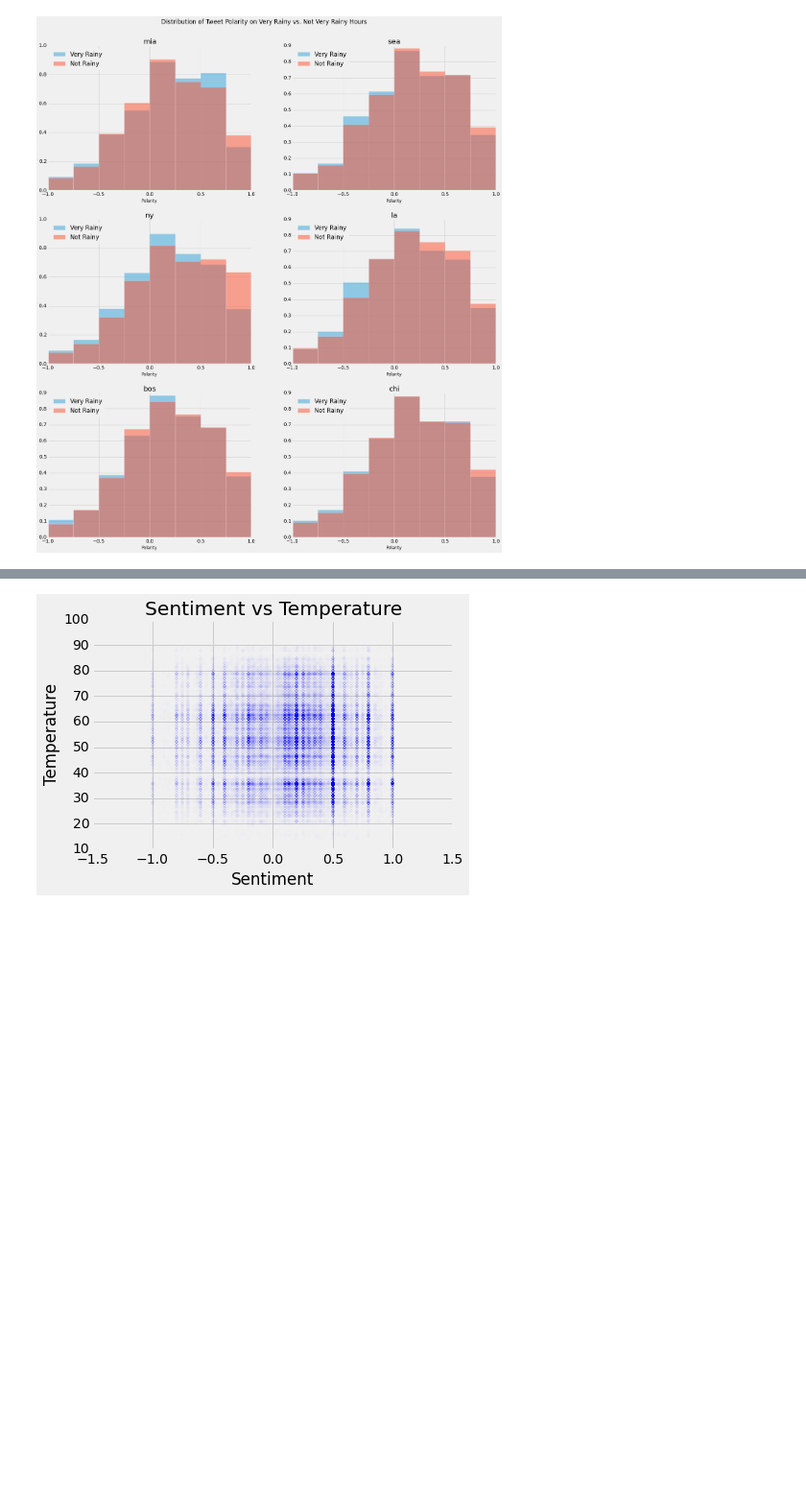
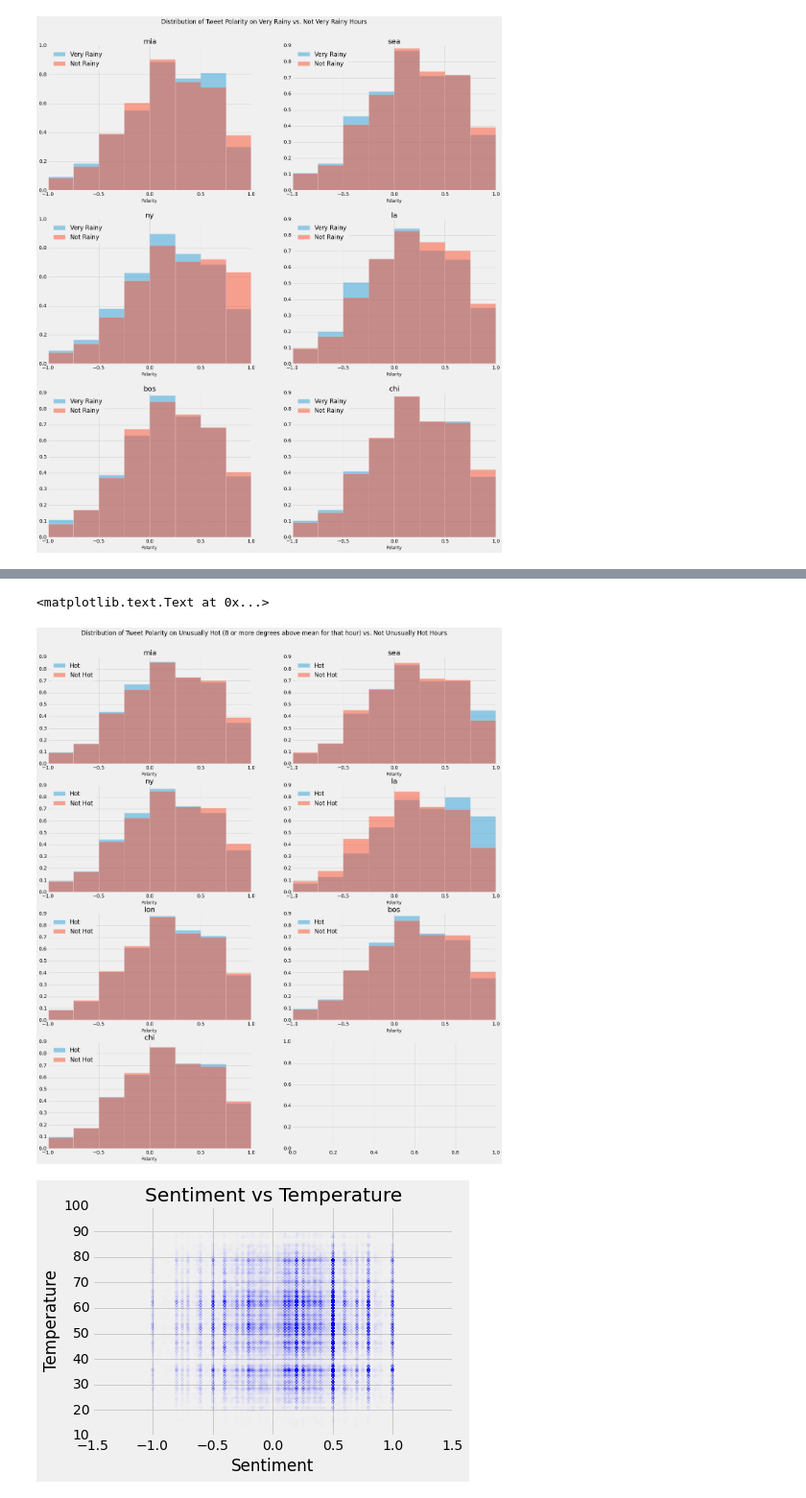
Before and after one commit to a-campbell/Twitter_Weather_Project, a Jupyter notebook: Sentiment and Weather Merge.ipynb, the cells around one changed output, grey strips where cells are left out. Shown at 96% size. Saved outputs shown, nothing was run; the diff lists cells and outputs as text; code cells hidden in the pictures; blank space fills up the shorter version.

```diff
--- a/Sentiment and Weather Merge.ipynb
+++ b/Sentiment and Weather Merge.ipynb
@@ -799,3 +875,29 @@ Scatter plots don't really tell us much. However, we have included them for comp
+# %%
+plt.style.use('fivethirtyeight')
+nothot = twmeans[twmeans.TemperatureDiff < 8.0]
+hot = twmeans[twmeans.TemperatureDiff > 8.0]
+
+fig,ax = plt.subplots(4, 2, figsize=(20,23))
+x = 0
+y = 0
+
+#Unfortunately something happned to our London precipitation data and we must exclude it.
+for i in citynames:
+    xx = hot[hot.City == i].polarity
+    yy = nothot[nothot.City == i].polarity
+    ax[y,x].hist(xx.values, bins=8, alpha=0.5, label='Hot', normed=True)
+    ax[y,x].hist(yy.values, bins=8, alpha=0.5, label='Not Hot', normed=True)
+    ax[y,x].legend(loc='upper left')
+    ax[y,x].set_title(i)
+    ax[y,x].set_xlabel('Polarity', size="small")
+    x = x+1
+    if x == 2:
+        x = 0
+        y = y + 1
+fig.text(0.5, 0.94, 'Distribution of Tweet Polarity on Unusually Hot (8 or more degrees above mean for that hour) vs. Not Unusually Hot Hours', ha='center', va='center', size="large")
+# %% [output]
+<matplotlib.text.Text at 0x...>
+[figure, added]
 # %%
 #Need to do some serious cutting down to get a clear scatterplot.
 import random
```
Also changed, not shown: parts of 10 cells of this notebook, 1 other file.
